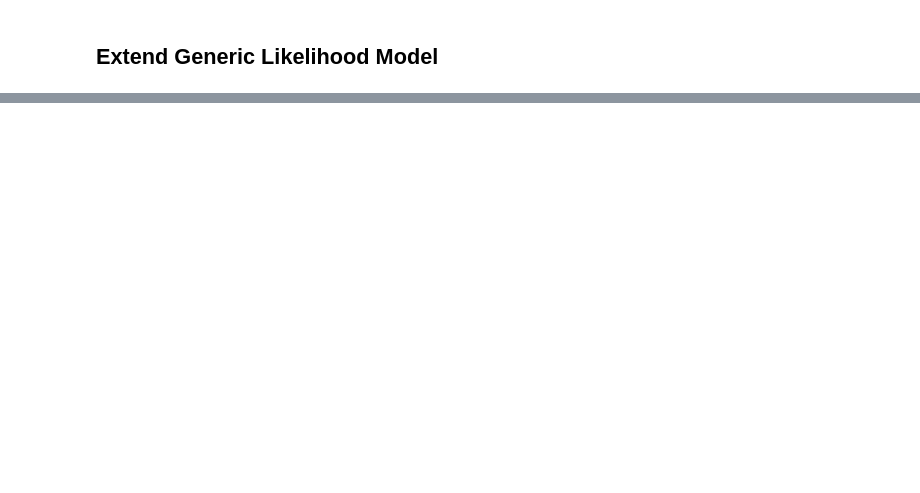
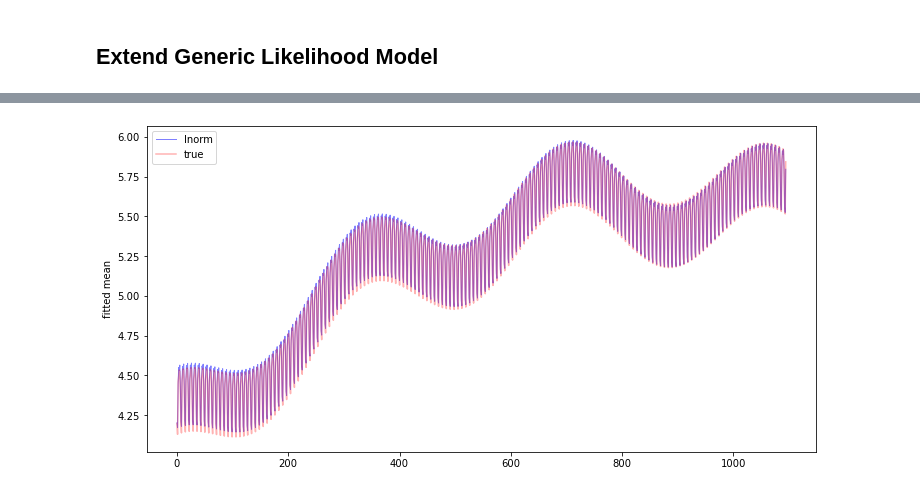
Before and after one commit to eastonhuch/discrete-lognormal-mle, a Jupyter notebook: LikelihoodModel.ipynb, the cells around one changed output, grey strips where cells are left out. Cells and saved outputs as stored; diff of their text form; code cells hidden in the pictures; blank space fills up the shorter version.

```diff
--- a/LikelihoodModel.ipynb
+++ b/LikelihoodModel.ipynb
@@ -73,15 +90,14 @@ GeneralizedPoisson Marginal Effects
 # %% [markdown]
 ## Extend Generic Likelihood Model
 # %%
+eps = 0. #to fix log(0) error
 def _ll_latentnorm(y, X, beta, alph):
     mu = (np.dot(X, beta)) # Should we exponentiate this??
     sigma = np.exp(np.dot(X, alph))
     Phi_bar = stats.norm(mu, sigma).cdf(np.log1p(y))
     Phi_underbar = stats.norm(mu, sigma).cdf(np.log(y))
-    ll = np.log(Phi_bar - Phi_underbar)
-    #print(Phi_bar.sum())
-    #print(Phi_underbar.sum())
-    #print(ll.sum())
+    ll = np.log(Phi_bar - Phi_underbar + eps)
+    #print(Phi_bar - Phi_underbar)
     return ll
 
 def _gradutils(y, X, beta, alph):
@@ -93,11 +109,11 @@ def _gradutils(y, X, beta, alph):
 
     Phi_bar = stats.norm.cdf(z_bar)
     Phi_underbar = stats.norm.cdf(z_underbar)
-    Phi  = Phi_bar - Phi_underbar
+    Phi  = Phi_bar - Phi_underbar + eps #small tolerance to fix div/zero error
 
     phi_bar = stats.norm.pdf(z_bar)
     phi_underbar = stats.norm.pdf(z_underbar)
-    phi = phi_bar - phi_underbar
+    phi = phi_bar - phi_underbar + eps #small tolerance
 
     kappa_0 = phi / Phi
     kappa_1 = (z_bar * phi_bar - z_underbar * phi_underbar) / Phi
@@ -206,0 +282,8 @@ mod = MyLatentNormal(data.y, data.x_df, extra_params_names=names_alpha)
+# %%
+fittedmean(mod_res).plot(alpha = 0.5, color = "blue", linewidth = 1, label = "lnorm")
+plt.plot(data.mu, alpha = 0.3, color = "red", label = "true")
+plt.legend()
+plt.ylabel("fitted mean")
+plt.show()
+# %% [output]
+[figure, added]
```
Also changed, not shown: parts of 28 cells of this notebook.
